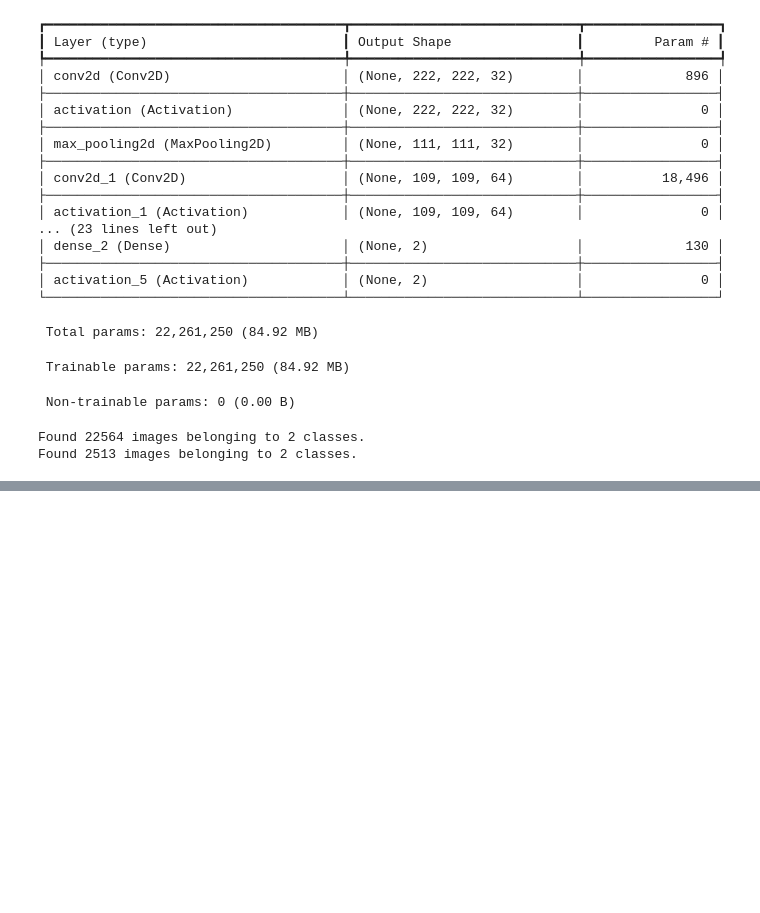
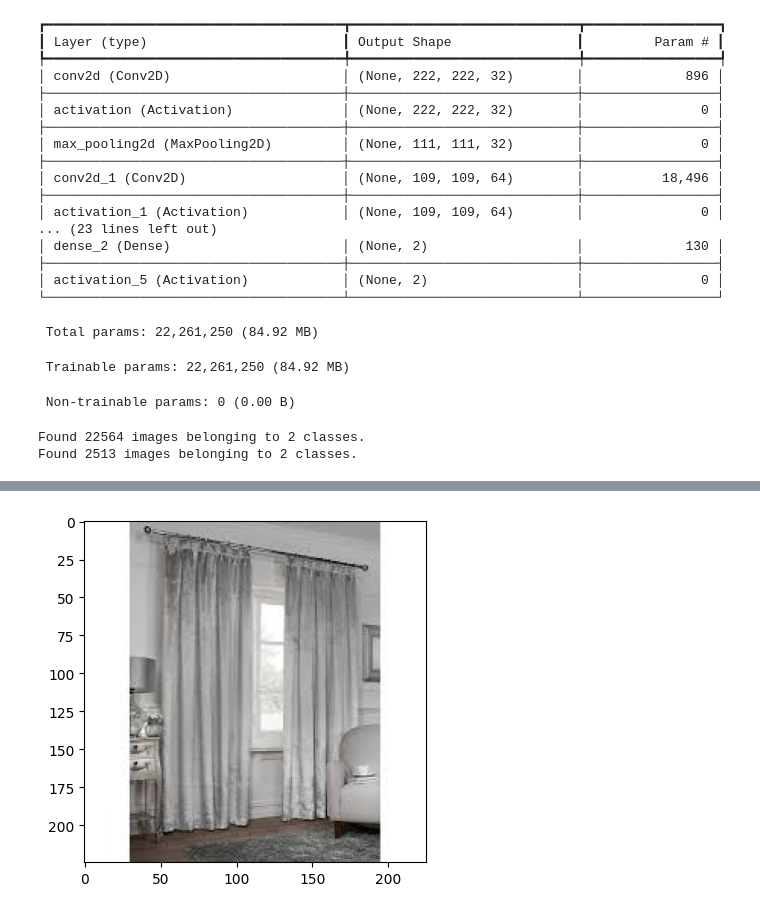
Before and after one commit to GangadharaPranitha/Waste-Management, a Jupyter notebook: wastemanagement.ipynb, the cells around one changed output, grey strips where cells are left out. Saved outputs shown, nothing was run; the diff lists cells and outputs as text; code cells hidden in the pictures; blank space fills up the shorter version.

```diff
--- a/wastemanagement.ipynb
+++ b/wastemanagement.ipynb
@@ -224,0 +262,4 @@ Epoch 10/10
+# %%
+test_img = cv2.imread('/content/R_10010.jpg')
+predict_fun(test_img)
+# %% [output]
@@ -224,0 +268 @@ Epoch 10/10
+[figure, added]
```
Also changed, not shown: parts of 13 cells of this notebook.
